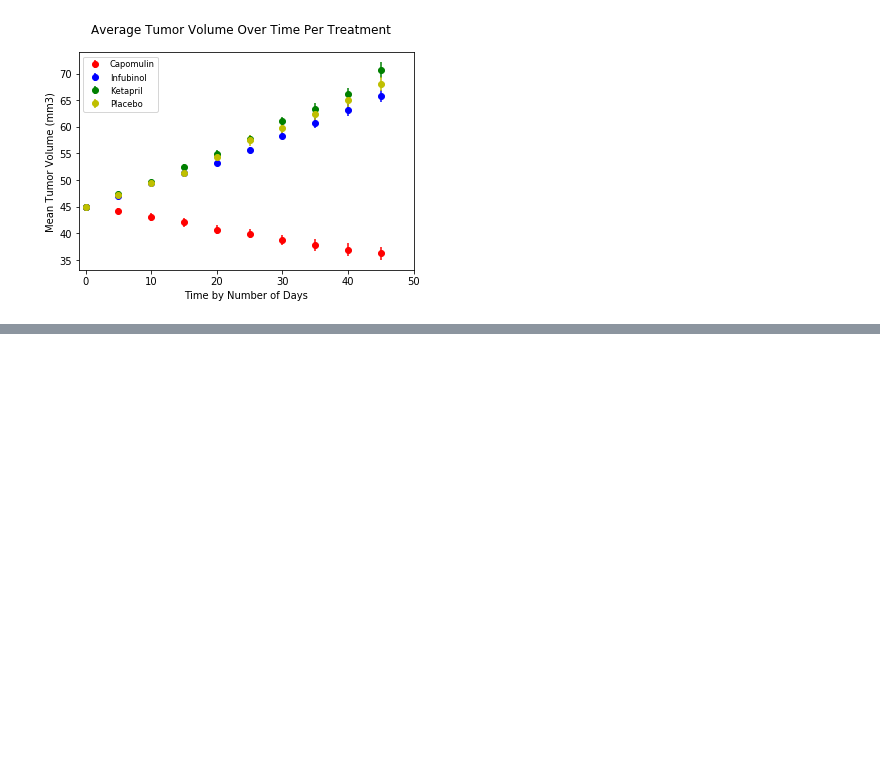
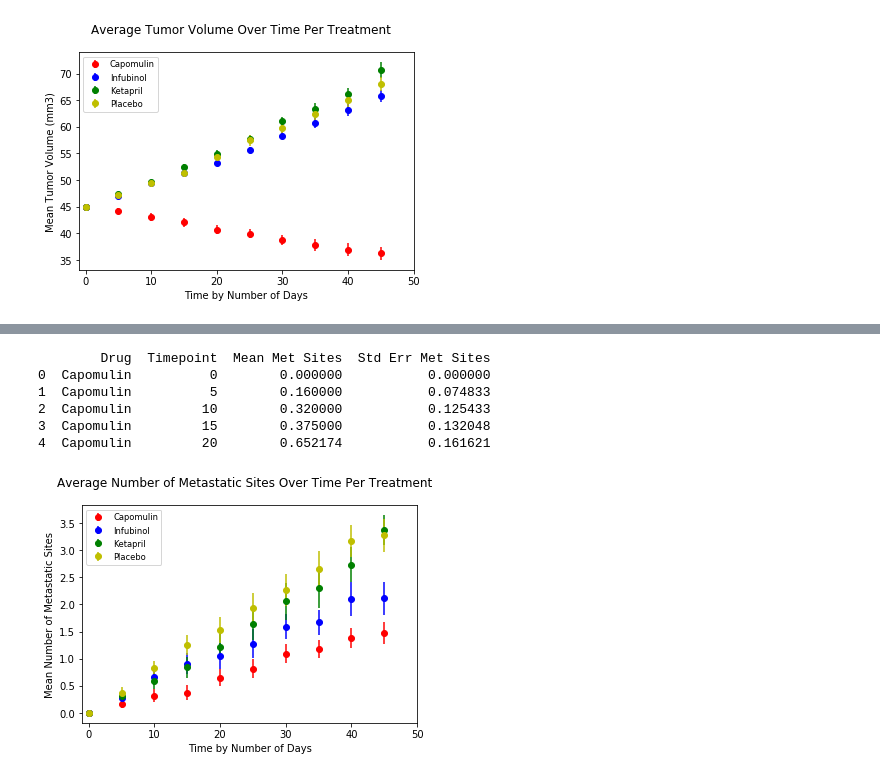
Before and after one commit to AlexandraOricchio/Matplotlib-Challenge, a Jupyter notebook: Pymaceuticals/Pymaceuticals_Notebook.ipynb, the cells around one changed output, grey strips where cells are left out. Drawn from its saved outputs; the diff is of its cells as text; code cells hidden in the pictures; blank space fills up the shorter version.

Commit message:
Created plot for metastatic sites over time per treatment and plotted the 4 treatments mentioned in the challenge objective. Will plot rest of treatments once I get clarification on instructions.

```diff
--- a/Pymaceuticals/Pymaceuticals_Notebook.ipynb
+++ b/Pymaceuticals/Pymaceuticals_Notebook.ipynb
@@ -149,0 +172,12 @@ plt.show()
+# %%
+ # Store the Standard Error associated with Met. Sites Grouped by Drug and Timepoint
+met_sem_group=merged_df.groupby(['Drug','Timepoint'])
+
+# Convert to DataFrame
+met_sem_df=pd.DataFrame(met_sem_group['Metastatic Sites'].sem())
+met_sem_df=met_sem_df.reset_index()
+met_sem_df=met_sem_df.rename(columns={'Metastatic Sites':'Std Err Met Sites'})
+
+# Preview DataFrame
+print(met_sem_df.head())
+print(met_sem_df.shape)
@@ -149,0 +192,31 @@ plt.show()
+# %%
+met_merge=pd.merge(met_df,met_sem_df,on=['Drug','Timepoint'],how='outer')
+print(met_merge.head())
+# %% [output]
+        Drug  Timepoint  Mean Met Sites  Std Err Met Sites
+0  Capomulin          0        0.000000           0.000000
+1  Capomulin          5        0.160000           0.074833
+2  Capomulin         10        0.320000           0.125433
+3  Capomulin         15        0.375000           0.132048
+4  Capomulin         20        0.652174           0.161621
+# %%
+ # Generate the Plot (with Error Bars)
+x_axis=np.arange(0,46,5)
+
+
+fig, tumor=plt.subplots()
+fig.suptitle("Average Number of Metastatic Sites Over Time Per Treatment")
+tumor.set_xlim(-1,50)
+tumor.set_xlabel("Time by Number of Days")
+tumor.set_ylabel("Mean Number of Metastatic Sites")
+tumor.errorbar(x_axis,np.array(met_merge.loc[met_merge['Drug']=='Capomulin', 'Mean Met Sites']),yerr=np.array(met_merge.loc[met_merge['Drug']=='Capomulin', 'Std Err Met Sites']), fmt='o', color='r', label='Capomulin')
+tumor.errorbar(x_axis,np.array(met_merge.loc[met_merge['Drug']=='Infubinol', 'Mean Met Sites']),yerr=np.array(met_merge.loc[met_merge['Drug']=='Infubinol', 'Std Err Met Sites']), fmt='o', color='b', label='Infubinol')
+tumor.errorbar(x_axis,np.array(met_merge.loc[met_merge['Drug']=='Ketapril', 'Mean Met Sites']),yerr=np.array(met_merge.loc[met_merge['Drug']=='Ketapril', 'Std Err Met Sites']), fmt='o', color='g', label='Ketapril')
+tumor.errorbar(x_axis,np.array(met_merge.loc[met_merge['Drug']=='Placebo', 'Mean Met Sites']),yerr=np.array(met_merge.loc[met_merge['Drug']=='Placebo', 'Std Err Met Sites']), fmt='o', color='y', label='Placebo')
+plt.legend(loc="best", fontsize="small", fancybox=True)
+plt.show()
+# Save the Figure
+
+# Show the Figure
+# %% [output]
+[figure, added]
```
Also changed, not shown: parts of 4 cells of this notebook.
